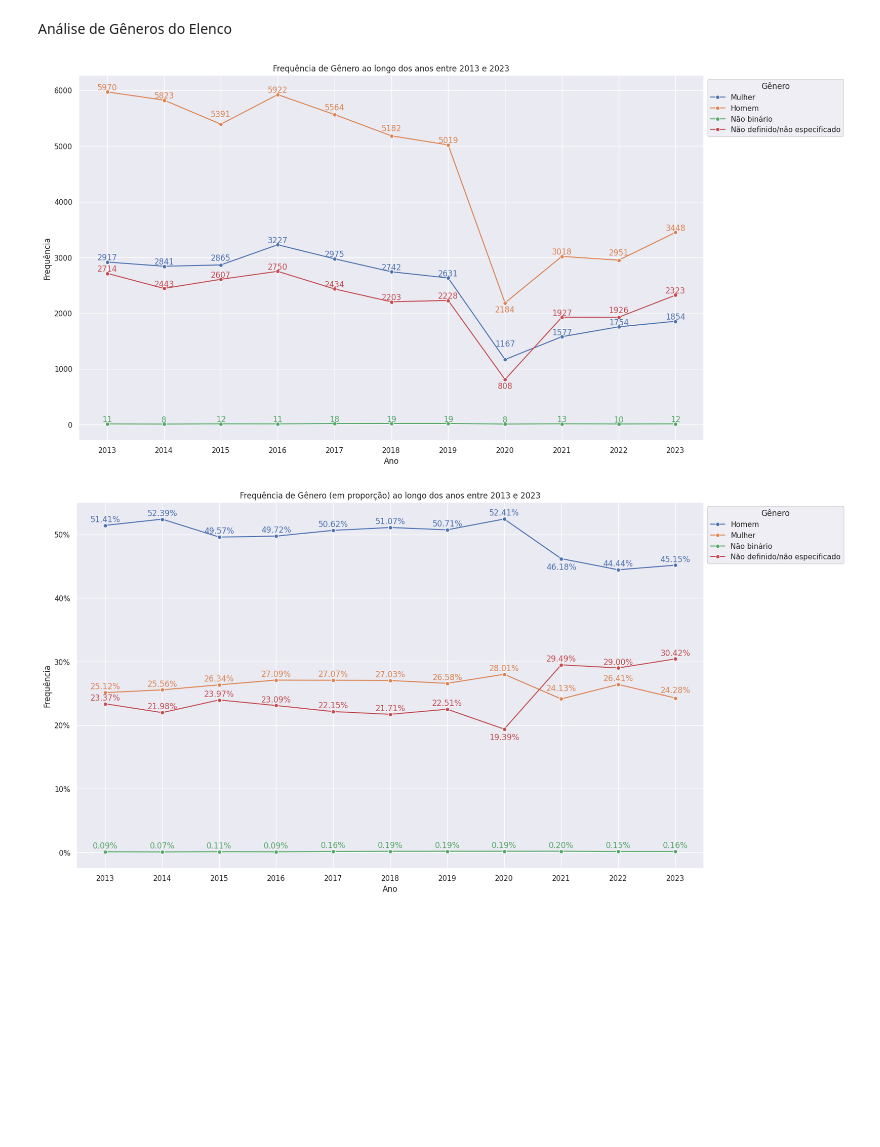
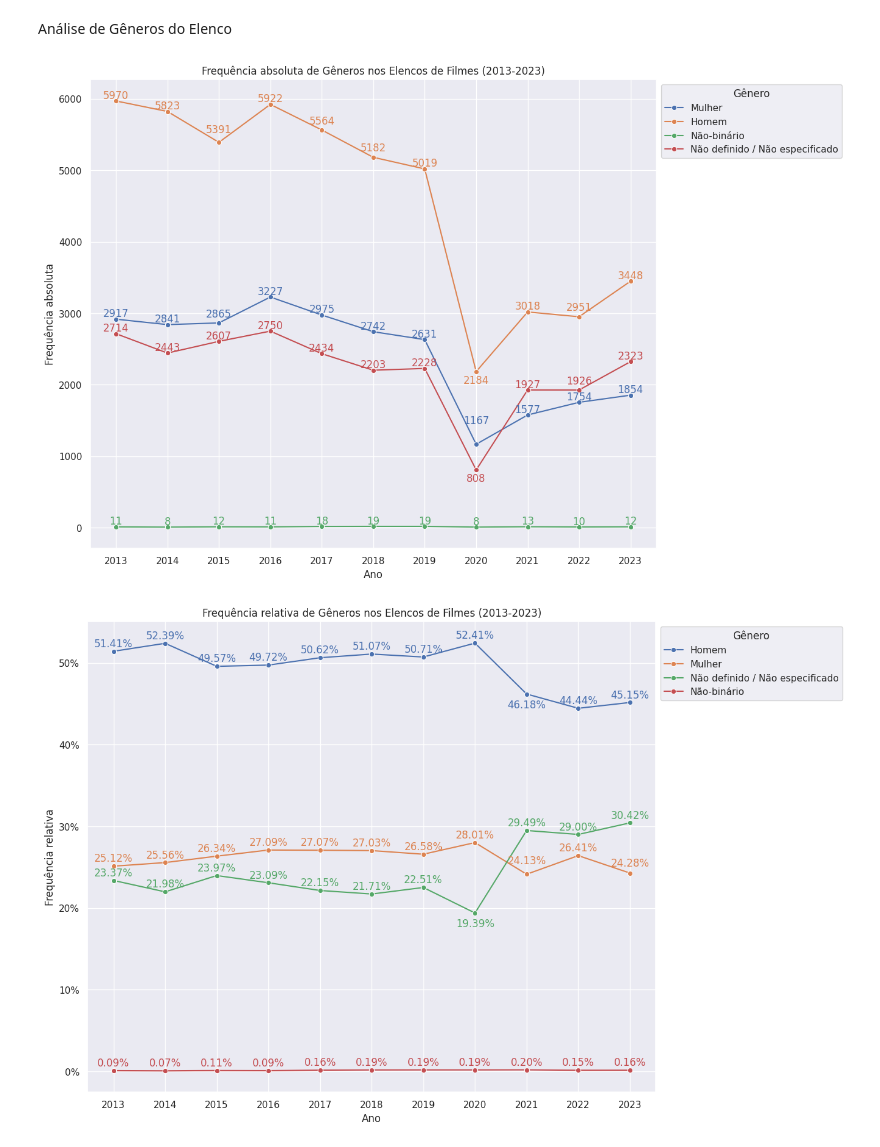
Before and after one commit to gustavo-oo/movie-data, a Jupyter notebook: data-visualizer.ipynb, the cells around one changed output. Cells and saved outputs as stored; diff of their text form; code cells hidden in the pictures; blank space fills up the shorter version.

```diff
--- a/data-visualizer.ipynb
+++ b/data-visualizer.ipynb
@@ -360,7 +360,7 @@ gender_translation = {
     "Not set/not specified": "Não definido / Não especificado",
     "Female": "Mulher",
     "Male": "Homem",
-    "Non-binary": "Não binário"
+    "Non-binary": "Não-binário"
 }
 
 df = movies_data_by_year['all']
@@ -373,18 +373,18 @@ df_exploded = df.explode('cast')
 # separa cada key do objeto em uma coluna
 df_normalized = pd.concat([df_exploded.drop(['cast'], axis=1), df_exploded['cast'].apply(pd.Series)], axis=1)
 
-gender_counts_per_year = df_normalized.groupby(['year', 'gender']).size().reset_index(name='count')
-gender_counts_per_year = gender_counts_per_year.sort_values(by=['year', 'gender'])
+gender_counts_per_year_cast = df_normalized.groupby(['year', 'gender']).size().reset_index(name='count')
+gender_counts_per_year_cast = gender_counts_per_year_cast.sort_values(by=['year', 'gender'])
 
-gender_counts_per_year['gender'] = gender_counts_per_year['gender'].apply(lambda x:gender_translation[x])
+gender_counts_per_year_cast['gender'] = gender_counts_per_year_cast['gender'].apply(lambda x:gender_translation[x])
 
 
 total_counts_per_year = df_normalized.groupby('year').size().reset_index(name='total_count')
 
 
-gender_counts_per_year_merged = gender_counts_per_year.merge(total_counts_per_year, on='year')
-gender_counts_per_year_merged['percentage'] = (gender_counts_per_year_merged['count'] / gender_counts_per_year_merged['total_count']) * 100
-gender_counts_per_year_merged = gender_counts_per_year_merged.sort_values(by=['year', 'gender'])
+gender_counts_per_year_cast_merged = gender_counts_per_year_cast.merge(total_counts_per_year, on='year')
+gender_counts_per_year_cast_merged['percentage'] = (gender_counts_per_year_cast_merged['count'] / gender_counts_per_year_cast_merged['total_count']) * 100
+gender_counts_per_year_cast_merged = gender_counts_per_year_cast_merged.sort_values(by=['year', 'gender'])
 # %%
 from matplotlib.ticker import FuncFormatter
 
@@ -397,13 +397,13 @@ pos_format = {
     2447: 50,
     808: -200,
     1926: 50,
-    1167: 200,
+    1167: 250,
     2865: 50,
 }
 
-plt.figure(figsize=(17, 10))
-plot = sns.lineplot(data=gender_counts_per_year, x='year', y='count', hue='gender', marker='o')
-plt.xticks(ticks=range(gender_counts_per_year['year'].min(), gender_counts_per_year['year'].max() + 1))
+plt.figure(figsize=(12, 10))
+plot = sns.lineplot(data=gender_counts_per_year_cast, x='year', y='count', hue='gender', marker='o')
+plt.xticks(ticks=range(gender_counts_per_year_cast['year'].min(), gender_counts_per_year_cast['year'].max() + 1))
 for line in plot.lines:
     for x_value, y_value in zip(line.get_xdata(), line.get_ydata()):
         if (int(y_value) in pos_format):
@@ -412,43 +412,43 @@ for line in plot.lines:
             plot.text(x_value, y_value, f'{y_value:.0f}', color=line.get_color(), ha="center", va="bottom")
 
 
-plt.title('Variação da Frequência absoluta de Gêneros nos Elencos de Filmes (2013-2023)')
+plt.title('Frequência absoluta de Gêneros nos Elencos de Filmes (2013-2023)')
 plt.xlabel('Ano')
-plt.ylabel('Frequência')
+plt.ylabel('Frequência absoluta')
 plt.legend(title='Gênero')
 sns.move_legend(plot, "upper left", bbox_to_anchor=(1, 1))
 plt.show()
 
 pos_format = {
     46.18: -2,
     24.13: 0.5,
     19.39: -2,
     24.13: 1,
     24.28: 0.5
 }
 
-plt.figure(figsize=(17, 10))
-plt.xticks(ticks=range(gender_counts_per_year_merged['year'].min(), gender_counts_per_year['year'].max() + 1))
-plot = sns.lineplot(data=gender_counts_per_year_merged, x='year', y='percentage', hue='gender', marker='o', legend="full")
+plt.figure(figsize=(12, 10))
+plt.xticks(ticks=range(gender_counts_per_year_cast_merged['year'].min(), gender_counts_per_year_cast['year'].max() + 1))
+plot = sns.lineplot(data=gender_counts_per_year_cast_merged, x='year', y='percentage', hue='gender', marker='o', legend="full")
 
 def percentage_formatter(x, pos):
     return f'{x:.0f}%'
 
 for line in plot.lines:
     for x_value, y_value in zip(line.get_xdata(), line.get_ydata()):
         if (float(f'{y_value:.2f}') in pos_format):
             plot.text(x_value, y_value + pos_format[float(f'{y_value:.2f}')], f'{y_value:.2f}%', color=line.get_color(), ha="center", va="bottom")
         else:
             plot.text(x_value, y_value + 0.25, f'{y_value:.2f}%', color=line.get_color(), ha="center", va="bottom")
 
 plot.yaxis.set_major_formatter(FuncFormatter(percentage_formatter))
 
-plt.title('Frequência relativa de Gênero dos elencos entres 2013 e 2023')
+plt.title('Frequência relativa de Gêneros nos Elencos de Filmes (2013-2023)')
 plt.xlabel('Ano')
-plt.ylabel('Frequência Absoluta')
+plt.ylabel('Frequência relativa')
 plt.legend(title='Gênero')
 sns.move_legend(plot, "upper left", bbox_to_anchor=(1, 1))
 plt.show()
 # %% [output]
-[figure, old version]
+[figure, new version]
-[figure, old version]
+[figure, new version]
```
Also changed, not shown: parts of 20 cells of this notebook, 12 other files.
